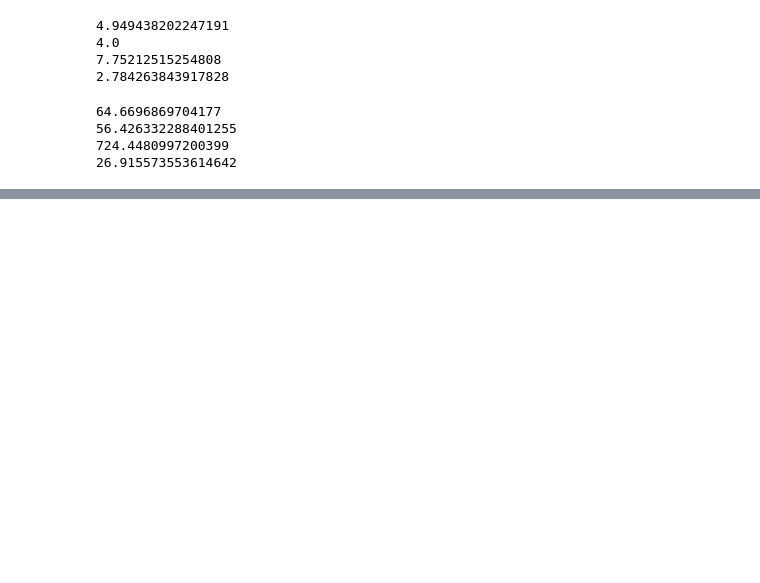
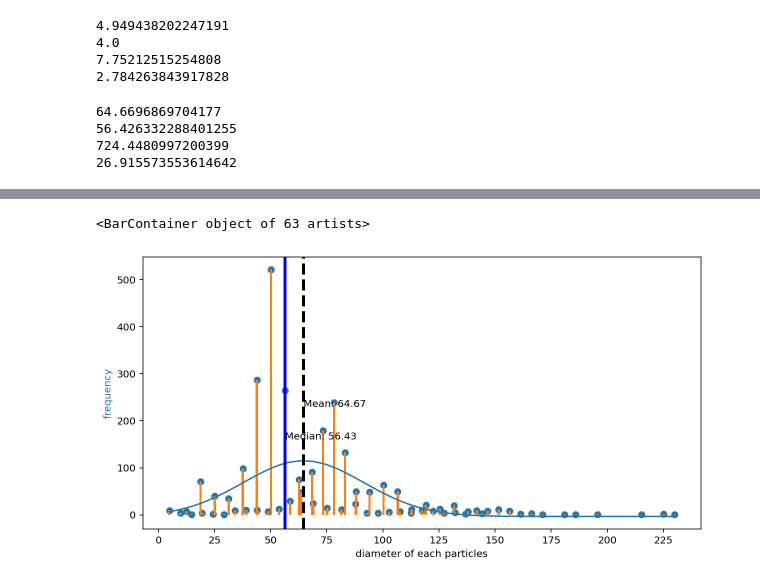
Before and after one commit to baotriet/OIP_FinalProject, a Jupyter notebook: OIP_FinalProject/OIP_FinalProject_Part2.ipynb, the cells around one changed output, grey strips where cells are left out. Cells and saved outputs as stored; diff of their text form; code cells hidden in the pictures; blank space fills up the shorter version.

```diff
--- a/OIP_FinalProject/OIP_FinalProject_Part2.ipynb
+++ b/OIP_FinalProject/OIP_FinalProject_Part2.ipynb
@@ -92,0 +217,26 @@ statistic(diameter_frequency)
+# %%
+f = calc_error(A, B, X2, Y2)
+grad_f = Matrix([f]).jacobian([A, B])
+grad_ff=hessian(f,[A,B]) ## Hessian
+# %%
+X= np.array([[1],[2]]) ## Intial guess x_n
+xk=X[0][0] ## Intial guess x_n
+yk=X[1][0] ## Intial guess x_n
+# print(X[1][0])
+epsilon = 1e-6 # Pick the tolerance
+count = 0 # for the number of iteration
+nMax=30 # maximum number of iteration
+# %%
+while count < nMax:
+    count += 1 # count the loop iterations...
+    df = transpose(grad_f.subs({A:xk, B:yk}))
+    dff = grad_ff.subs({A:xk, B:yk})
+    H=np.array([[dff[0,0],dff[0,1]],[dff[1,0],dff[1,1]]])
+    H=H.astype(float)
+    xn=np.array([[xk],[yk]])
+    X=X-np.linalg.inv(H)*df
+    Xn=np.array(X)
+    xk=Xn[0][0]
+    yk=Xn[1][0]
+    #error=np.sqrt((xk-xn[0][0])**2+(yk-xn[1][0])**2)
+    print('Step: %i-- new guess x: %e-- new guess y: %e' %(count,xk,yk))
@@ -92,0 +261,17 @@ statistic(diameter_frequency)
+# %%
+fig, ax = plt.subplots(1, 1, sharex=True, sharey=True, figsize=(10,5))
+ax.scatter(X2, Y2, marker= 'o')
+
+ax.plot(X2,gaussian_func(xk, yk, X2)) #random number
+ax.set_xlabel('diameter of each particles')
+ax.set_ylabel('frequency', color='tab:blue')
+ax.xaxis.set_major_locator(MaxNLocator(integer=True))
+ax.axvline(np.mean(diameter_frequency), color='k', linestyle='--', linewidth=3)
+ax.axvline(np.median(diameter_frequency), color='b', linestyle='-', linewidth=3)
+ax.text(np.mean(diameter_frequency), np.amax(diameter_frequency), 'Mean: {:.2f}'.format(np.mean(diameter_frequency)))
+ax.text(np.median(diameter_frequency), np.amax(diameter_frequency)*0.7, 'Median: {:.2f}'.format(np.median(diameter_frequency)))
+hist = collections.Counter(diameter_frequency)
+ax.bar(hist.keys(),hist.values(),width=1)
+# %% [output]
+<BarContainer object of 63 artists>
+[figure, added]
```
Also changed, not shown: parts of 13 cells of this notebook.
